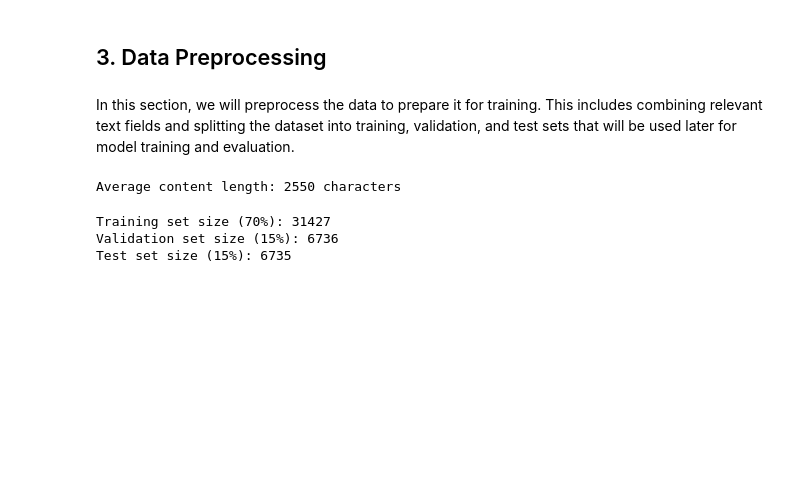
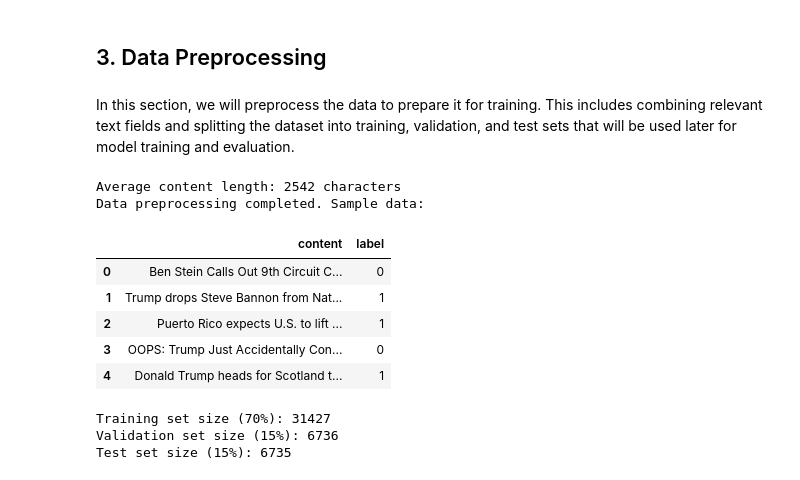
Before and after one commit to clouds115/DLGroup1Milestone2, a Jupyter notebook: fake_news_detection_distilbert.ipynb, the cells around one changed output. Drawn from its saved outputs; the diff is of its cells as text; code cells hidden in the pictures; blank space fills up the shorter version.

Commit message:
Added cleaning of reuters tag so that model doesnt overfit anymore

```diff
--- a/fake_news_detection_distilbert.ipynb
+++ b/fake_news_detection_distilbert.ipynb
@@ -124,24 +124,48 @@ plt.show()
 # %% [markdown]
 In this section, we will preprocess the data to prepare it for training. This includes combining relevant text fields and splitting the dataset into training, validation, and test sets that will be used later for model training and evaluation.
 # %%
-# Combining the  title and text (if they exist) for better context in our model training
+# 1. Combine title and text into a single 'content' column
 if 'title' in df.columns and 'text' in df.columns:
     df['content'] = df['title'] + ' ' + df['text']
 elif 'text' in df.columns:
     df['content'] = df['text']
 elif 'title' in df.columns:
     df['content'] = df['title']
 else:
     # Find the text column
     text_cols = [col for col in df.columns if col not in ['label', 'subject', 'date']]
     if text_cols:
         df['content'] = df[text_cols[0]]
     else:
         raise ValueError("Could not find text column in dataset")
 
+# 2. Clean Reuters tags from the combined content
+import re
+
+def clean_reuters_tag(s):
+    if not isinstance(s, str):
+        return s
+    # Remove patterns like "(Reuters) - " or " (Reuters) "
+    s = re.sub(r'\(?\bReuters\b\)?\s*-\s*', '', s, flags=re.IGNORECASE)
+    s = re.sub(r'\(?\bReuters\b\)?', '', s, flags=re.IGNORECASE)
+    return s.strip()
+
+df['content'] = df['content'].apply(clean_reuters_tag)
+
+# 3. Inspect average length after cleaning
 print(f"Average content length: {df['content'].str.len().mean():.0f} characters")
+
+print("Data preprocessing completed. Sample data:")
+df[['content', 'label']].head()
 # %% [output]
-Average content length: 2550 characters
+Average content length: 2542 characters
+Data preprocessing completed. Sample data:
+|  | content | label |
+| 0 | Ben Stein Calls Out 9th Circuit C... | 0 |
+| 1 | Trump drops Steve Bannon from Nat... | 1 |
+| 2 | Puerto Rico expects U.S. to lift ... | 1 |
+| 3 | OOPS: Trump Just Accidentally Con... | 0 |
+| 4 | Donald Trump heads for Scotland t... | 1 |
 # %%
 # First split: 85% train+val, 15% test
 train_val_df, test_df = train_test_split(
```
Also changed, not shown: parts of 5 cells of this notebook.
